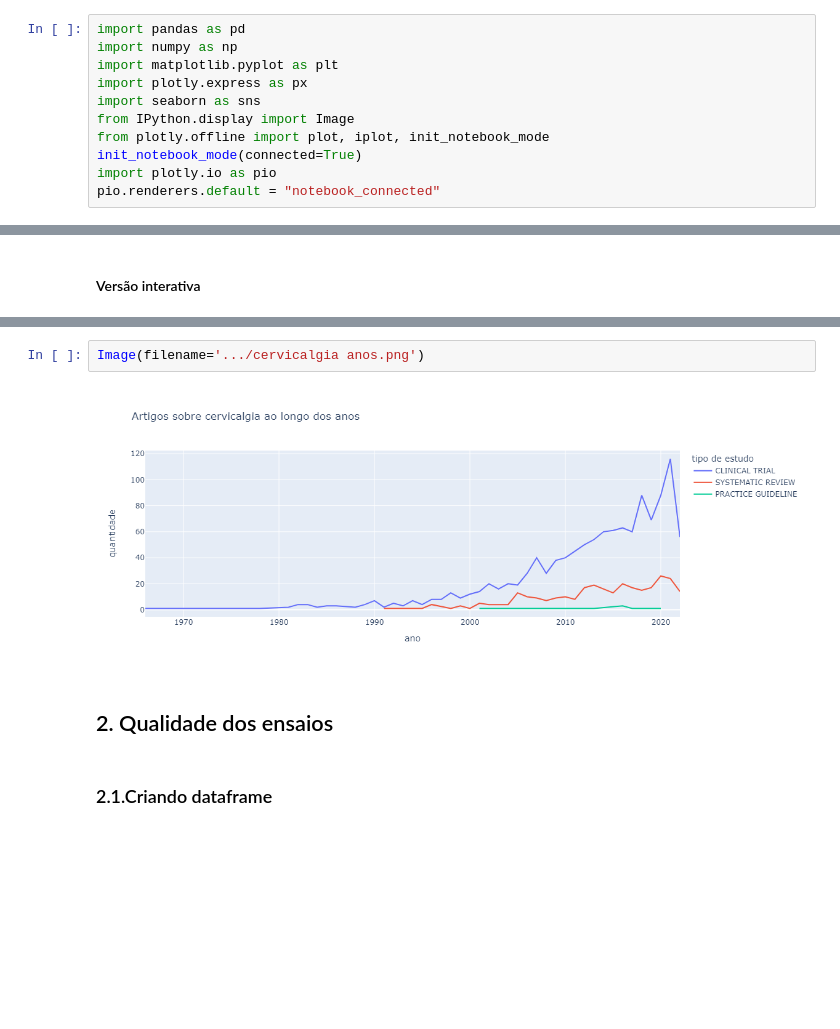
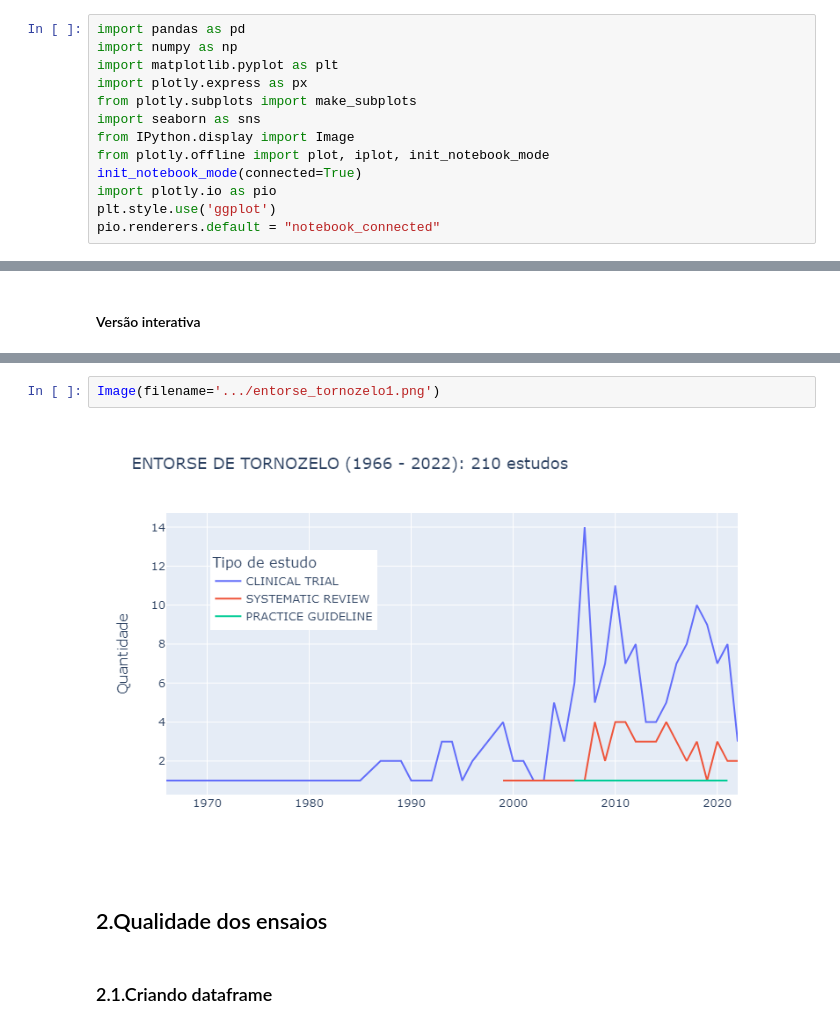
Before and after one commit to Bruno-Donato/analise_artigos_fisio_web_scraping, a Jupyter notebook: analise_artigos_fisio.ipynb, the cells around one changed output, grey strips where cells are left out. Saved outputs shown, nothing was run; the diff lists cells and outputs as text; blank space fills up the shorter version.

```diff
--- a/analise_artigos_fisio.ipynb
+++ b/analise_artigos_fisio.ipynb
@@ -5,11 +5,13 @@ import pandas as pd
 import numpy as np
 import matplotlib.pyplot as plt
 import plotly.express as px
+from plotly.subplots import make_subplots
 import seaborn as sns
 from IPython.display import Image
 from plotly.offline import plot, iplot, init_notebook_mode
 init_notebook_mode(connected=True)
 import plotly.io as pio
+plt.style.use('ggplot')
 pio.renderers.default = "notebook_connected"
 # %%
 lombalgia = pd.read_csv(r'.../lombalgia.csv')
@@ -110,9 +558,9 @@ fig.show()
 # %%
-Image(filename='.../cervicalgia anos.png')
+Image(filename='.../entorse_tornozelo1.png')
 # %% [output]
-[figure, old version]
+[figure, new version]
 # %% [markdown]
-## 2. Qualidade dos ensaios
+## 2.Qualidade dos ensaios
 # %% [markdown]
 ### 2.1.Criando dataframe
 # %%
```
Also changed, not shown: parts of 165 cells of this notebook, 2 other files.
